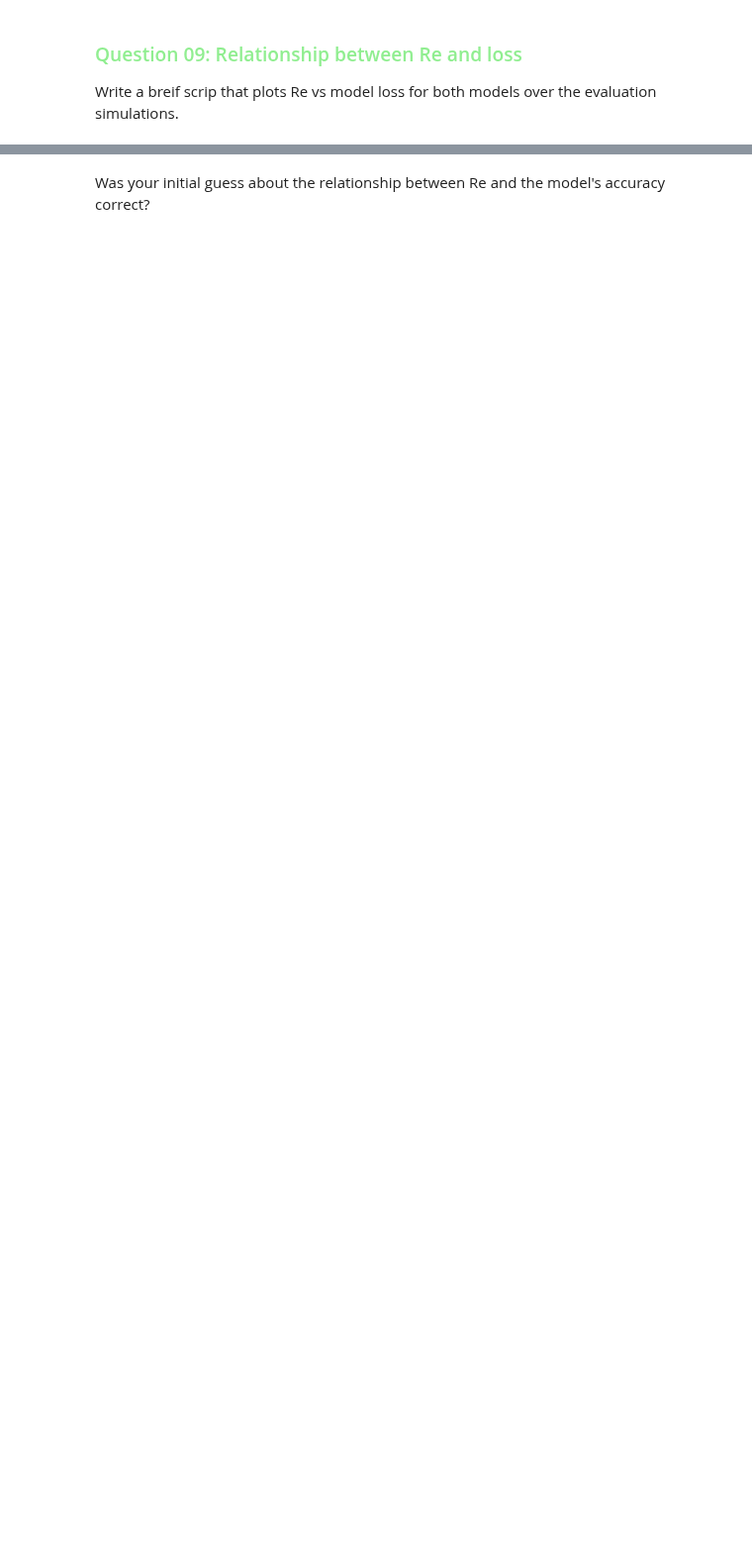
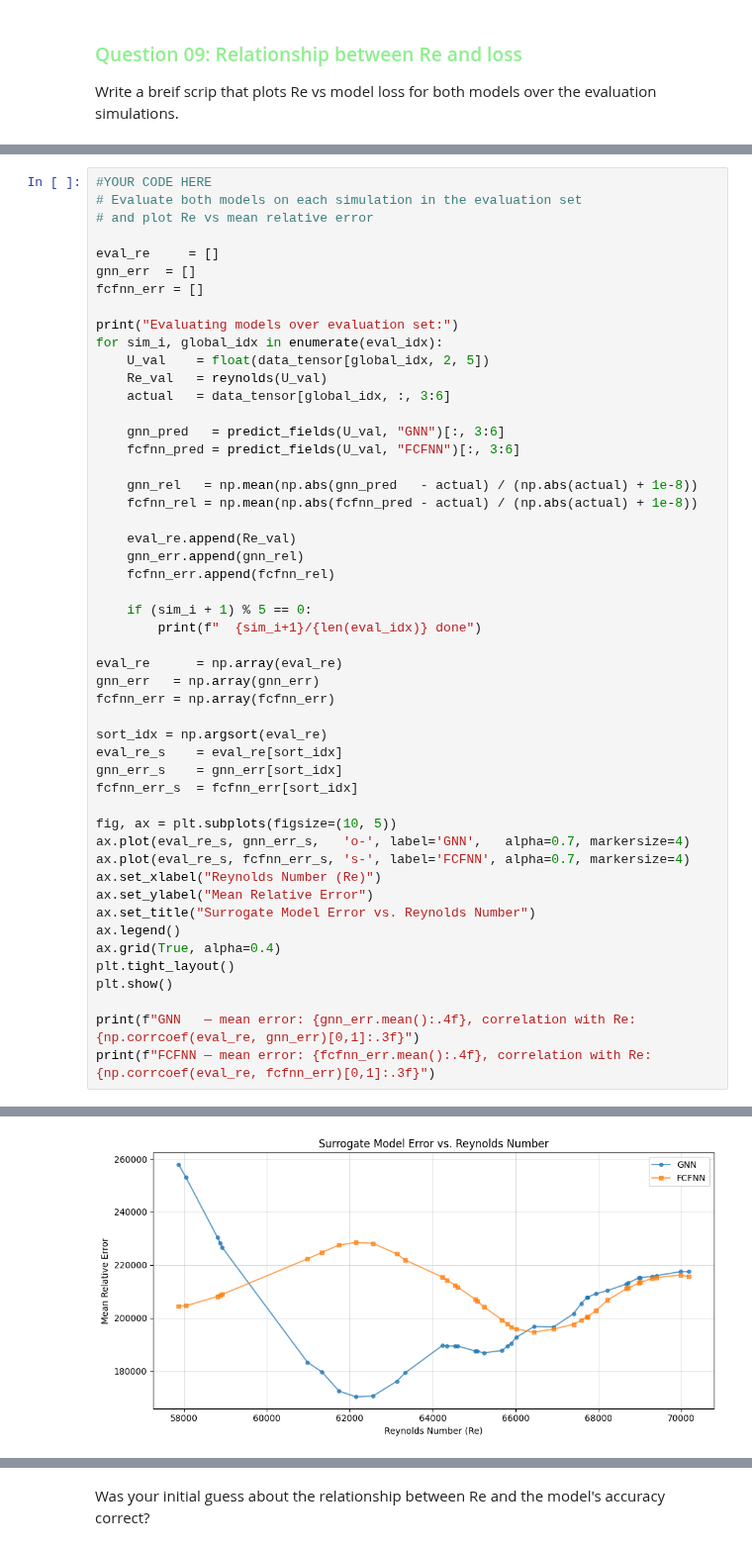
Before and after one commit to DhruvSharmaUIUC/PHYS450_MLP, a Jupyter notebook: _sources/projects/Project_02_BentPipeSurrogate.ipynb, the cells around one changed output, grey strips where cells are left out. Shown at 99% size. Cells and saved outputs as stored; diff of their text form; blank space fills up the shorter version.

```diff
--- a/_sources/projects/Project_02_BentPipeSurrogate.ipynb
+++ b/_sources/projects/Project_02_BentPipeSurrogate.ipynb
@@ -683,0 +684,51 @@ Write a breif scrip that plots Re vs model loss for both models over the evaluat
+# %%
+#YOUR CODE HERE
+# Evaluate both models on each simulation in the evaluation set
+# and plot Re vs mean relative error
+
+eval_re     = []
+gnn_err  = []
+fcfnn_err = []
+
+print("Evaluating models over evaluation set:")
+for sim_i, global_idx in enumerate(eval_idx):
+    U_val    = float(data_tensor[global_idx, 2, 5])
+    Re_val   = reynolds(U_val)
+    actual   = data_tensor[global_idx, :, 3:6]
+
+    gnn_pred   = predict_fields(U_val, "GNN")[:, 3:6]
+    fcfnn_pred = predict_fields(U_val, "FCFNN")[:, 3:6]
+
+    gnn_rel   = np.mean(np.abs(gnn_pred   - actual) / (np.abs(actual) + 1e-8))
+    fcfnn_rel = np.mean(np.abs(fcfnn_pred - actual) / (np.abs(actual) + 1e-8))
+
+    eval_re.append(Re_val)
+    gnn_err.append(gnn_rel)
+    fcfnn_err.append(fcfnn_rel)
+
+    if (sim_i + 1) % 5 == 0:
+        print(f"  {sim_i+1}/{len(eval_idx)} done")
+
+eval_re      = np.array(eval_re)
+gnn_err   = np.array(gnn_err)
+fcfnn_err = np.array(fcfnn_err)
+
+sort_idx = np.argsort(eval_re)
+eval_re_s    = eval_re[sort_idx]
+gnn_err_s    = gnn_err[sort_idx]
+fcfnn_err_s  = fcfnn_err[sort_idx]
+
+fig, ax = plt.subplots(figsize=(10, 5))
+ax.plot(eval_re_s, gnn_err_s,   'o-', label='GNN',   alpha=0.7, markersize=4)
+ax.plot(eval_re_s, fcfnn_err_s, 's-', label='FCFNN', alpha=0.7, markersize=4)
+ax.set_xlabel("Reynolds Number (Re)")
+ax.set_ylabel("Mean Relative Error")
+ax.set_title("Surrogate Model Error vs. Reynolds Number")
+ax.legend()
+ax.grid(True, alpha=0.4)
+plt.tight_layout()
+plt.show()
+
+print(f"GNN   — mean error: {gnn_err.mean():.4f}, correlation with Re: {np.corrcoef(eval_re, gnn_err)[0,1]:.3f}")
+print(f"FCFNN — mean error: {fcfnn_err.mean():.4f}, correlation with Re: {np.corrcoef(eval_re, fcfnn_err)[0,1]:.3f}")
+# %% [output]
@@ -683,0 +744 @@ Write a breif scrip that plots Re vs model loss for both models over the evaluat
+[figure, added]
```
Also changed, not shown: parts of 18 cells of this notebook.
